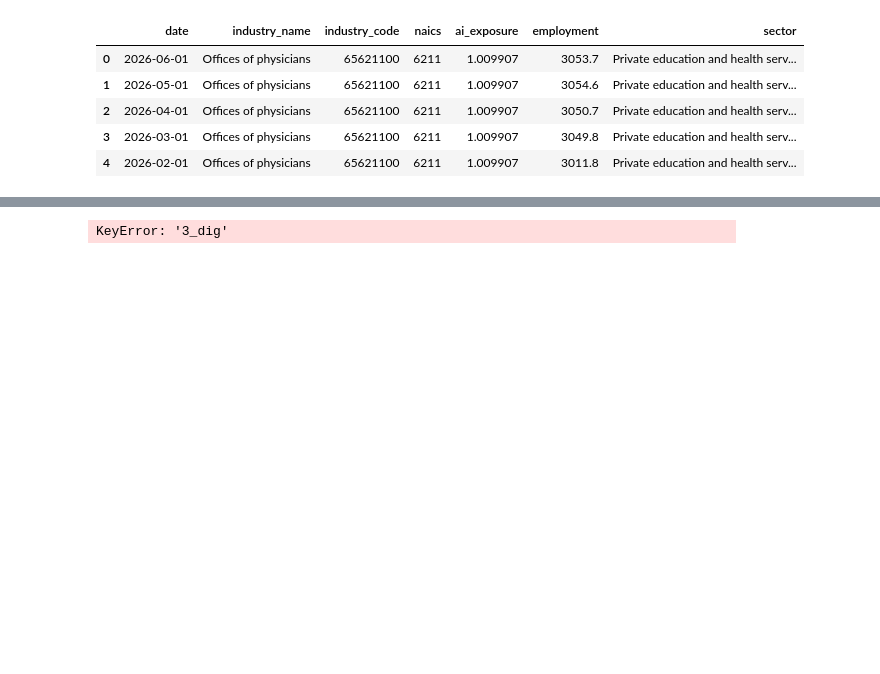
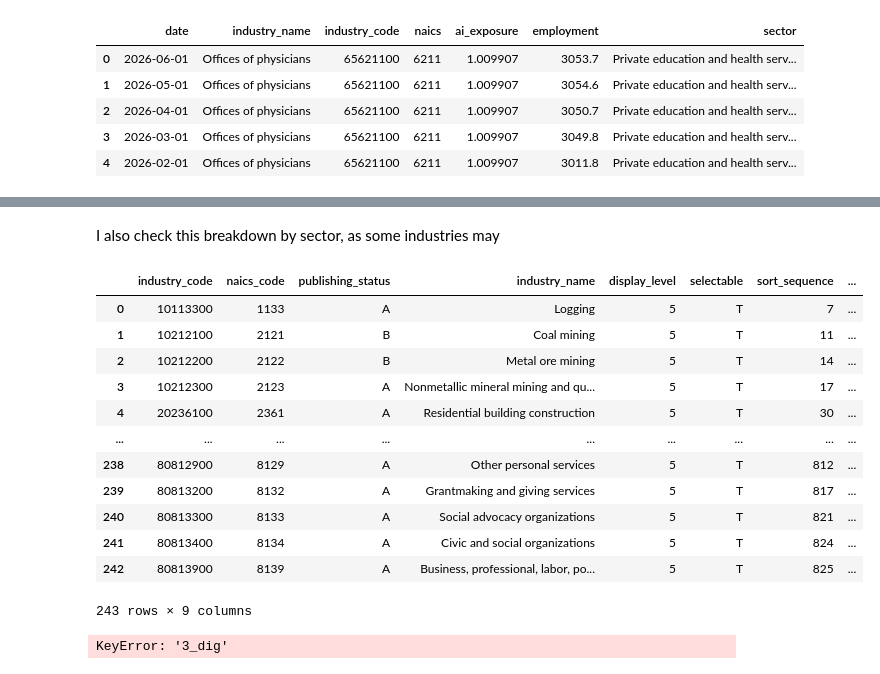
Before and after one commit to jp-tobin/me204-final-project, a Jupyter notebook: notebooks/NB03-JP-Tobin-Data-Analysis.ipynb, the cells around one changed output, grey strips where cells are left out. Drawn from its saved outputs; the diff is of its cells as text; code cells hidden in the pictures; blank space fills up the shorter version.

Commit message:
added coverage check to NB03 and mentioned it in report

```diff
--- a/notebooks/NB03-JP-Tobin-Data-Analysis.ipynb
+++ b/notebooks/NB03-JP-Tobin-Data-Analysis.ipynb
@@ -50,3 +88,69 @@ As I was unable to match a significant number of AIIE scores to BLS series, I ch
+# %% [markdown]
+I also check this breakdown by sector, as some industries may
+# %%
+covered = (
+    df[["industry_code", "naics", "sector"]]
+    .drop_duplicates("industry_code")
+)
+
+covered_counts = (
+    covered.groupby("sector")
+    .agg(covered_industries=("industry_code", "nunique"))
+)
+
+# BLS universe
+bls = ce_codes.copy()
+
+# Extract 2-digit NAICS
+bls["naics2"] = (
+    bls["naics_code"]
+    .astype(str)
+    .str.extract(r"(\d{2})")
+)
+
+# Keep detailed industries only
+bls = bls.loc[bls["display_level"] == 5]
+
+# Map 2-digit NAICS -> your sector names
+sector_map = (
+    covered.assign(
+        naics2=covered["naics"].astype(str).str[:2]
+    )[["naics2", "sector"]]
+    .drop_duplicates()
+)
+
+bls = bls.merge(sector_map, on="naics2", how="inner")
+
+total_counts = (
+    bls.groupby("sector")
+    .agg(total_industries=("industry_code", "nunique"))
+)
+
+coverage_table = (
+    covered_counts
+    .join(total_counts)
+    .assign(
+        pct_covered=lambda d:
+        100 * d.covered_industries / d.total_industries
+    )
+    .round(1)
+    .sort_values("pct_covered")
+)
+bls
+# %% [output]
+|  | industry_code | naics_code | publishing_status | industry_name | display_level | selectable | sort_sequence | ... |
+| 0 | 10113300 | 1133 | A | Logging | 5 | T | 7 | ... |
+| 1 | 10212100 | 2121 | B | Coal mining | 5 | T | 11 | ... |
+| 2 | 10212200 | 2122 | B | Metal ore mining | 5 | T | 14 | ... |
+| 3 | 10212300 | 2123 | A | Nonmetallic mineral mining and qu... | 5 | T | 17 | ... |
+| 4 | 20236100 | 2361 | A | Residential building construction | 5 | T | 30 | ... |
+| ... | ... | ... | ... | ... | ... | ... | ... | ... |
+| 238 | 80812900 | 8129 | A | Other personal services | 5 | T | 812 | ... |
+| 239 | 80813200 | 8132 | A | Grantmaking and giving services | 5 | T | 817 | ... |
+| 240 | 80813300 | 8133 | A | Social advocacy organizations | 5 | T | 821 | ... |
+| 241 | 80813400 | 8134 | A | Civic and social organizations | 5 | T | 824 | ... |
+| 242 | 80813900 | 8139 | A | Business, professional, labor, po... | 5 | T | 825 | ... |
+243 rows × 9 columns
 # %%
 # Extract the number of covered industries and total employment for each sector
 covered = (df[df["date"] == t_end]
```
Also changed, not shown: parts of 3 cells of this notebook, 3 other files.
